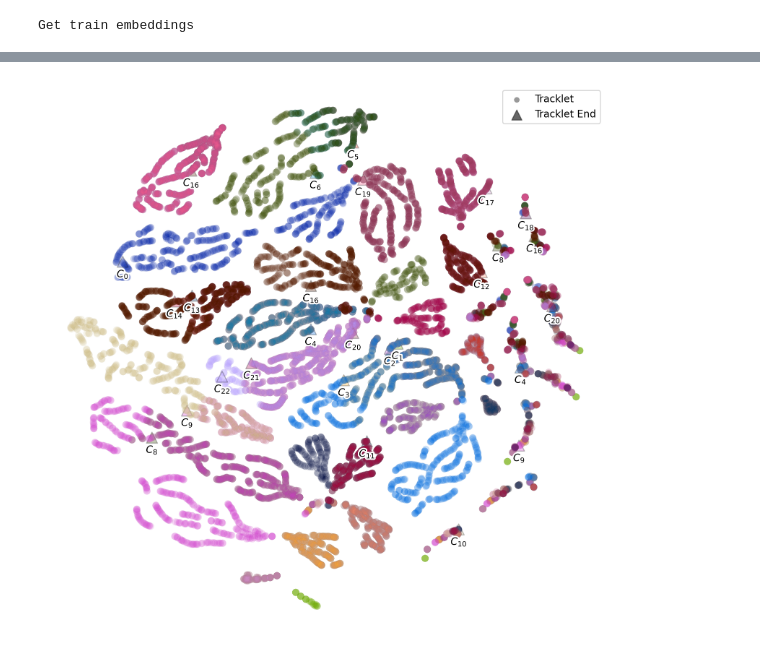
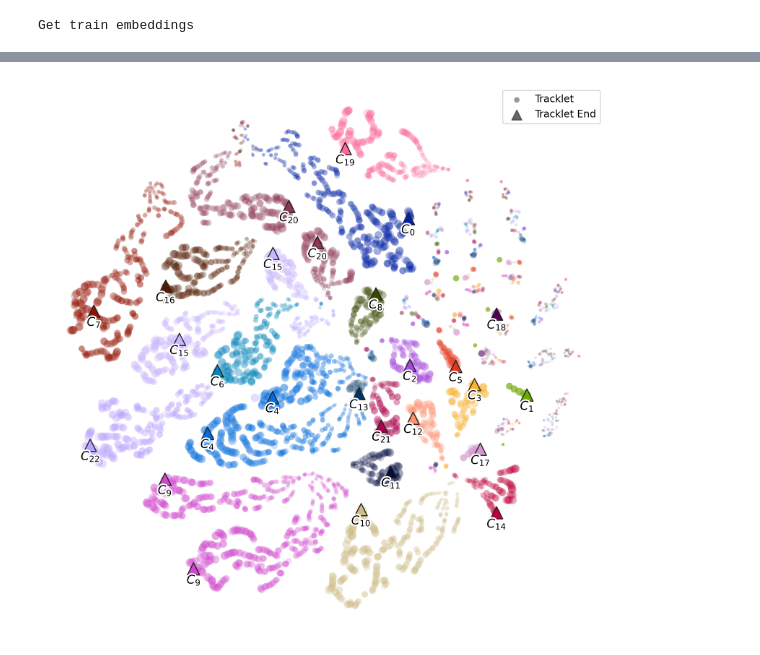
Before and after one commit to Asheeshkrsharma/Identification-OpenCows, a Jupyter notebook: tracklet.ipynb, the cells around one changed output, grey strips where cells are left out. Drawn from its saved outputs; the diff is of its cells as text; code cells hidden in the pictures.

```diff
--- a/tracklet.ipynb
+++ b/tracklet.ipynb
@@ -306,17 +318,16 @@ class LRResNetMod(nn.Module):
                 nn.init.constant_(m.bias, 0)
 
         # Uncomment the following to freeze last layers
-        # numchildren = 0
+        numchildren = 0
         for child in self.backbone.children():
-            # if numchildren > 8:
-            #   break
+            if numchildren > 6:
+              break
             for param in child.parameters():
                 param.requires_grad = False
             for children_of_child in child.children():
                 for param in children_of_child.parameters():
                     param.requires_grad = False
-            # numchildren += 1
-
+            numchildren += 1
         self.reluConv = nn.ReLU(inplace=True)
 
         #self.lstm1 = Lstm(2048, 256, numLayers=1, dropout=0.0, bidirectional=True)
@@ -405,22 +416,21 @@ class LRResNetMod(nn.Module):
         x1 = self.dropout2(x1)
 
         x2, (_, _) = self.lstm2(x1, self.lstm2.state)
-        x2 = self.norm2(x2)
+        # x2 = self.norm2(x2)
         x2 = self.dropout3(x2)
 
         x3, (_, _) = self.lstm3(x2, self.lstm3.state)
         # x3 = self.norm2(x3)
         # x3 = self.dropout4(x3)
         x = self.mish(self.fc(x3))
+
+        # x = self.fc(x2)
         x = self.fc1(x)
-        # x = self.fc(x3)
 
         x_t = self.embedding(x)
 
         # Batch, numclasses
-        x_f = x_t[:, -1, :]
-        # return x_t, x_f, self.softmax(x[:, -1, :])
-        return x_t, x_f, self.softmax(x)
+        return x_t, x_t[:, -1, :], self.softmax(x)
 
     def forward(self, anchor, negative=None, positive=None):
         """Forward the network
@@ -939,7 +973,9 @@ def infer(dataset, subSequenceLength, model):
         pred = pred.contiguous().view(batchSize * subSequenceLength, 23)
 
         all = all.data.cpu().numpy()
-        indeces.append((len(embeddingsAll) - 1, (len(embeddingsAll) - 1) + len(all[0])-1))
+        # print(all.shape[0], len(all[0]), batchSize)
+        # break
+        indeces.append((len(embeddingsAll) - 1, (len(embeddingsAll) - 1) + all.shape[0]-1))
 
         embeddingsAll = numpy.concatenate((embeddingsAll, all), axis=0)
         labelsAll = numpy.concatenate((labelsAll, numpy.ones(tracklet.shape[0] * tracklet.shape[1]) * label))
@@ -1040,58 +1112,58 @@ fig, ax = plt.subplots(1, dpi=200)
 reductionTracklets = [reduction[range[0] : range[1]] for range in testIdeces]
 labelTracklets = [list(set(testLabelsAll[range[0] : range[1]]))[0] for range in testIdeces]
 faceColors = [colors[int(label)] / 255.0 for label in labelTracklets]
-labelSize = [list(numpy.linspace(20, 70, num=(r[1] - r[0])-2)) for r in testIdeces]
+labelSize = [list(numpy.linspace(5, 70, num=(r[1] - r[0])-2)) for r in testIdeces]
 faceAlpha = [list(numpy.linspace(0.05, 0.6, num=(r[1] - r[0])-2)) for r in testIdeces]
 
 for i in range(len(reductionTracklets)):
     r = reductionTracklets[i]
     plt.scatter(
         r[:, 0][0:-2], r[:, 1][0:-2],
-        # s=labelSize[i], alpha=0.2,
-        s=50, alpha=0.2,
+        s=labelSize[i], alpha=0.2,
+        # s=50, alpha=0.2,
         edgecolor="#262626",
         linewidth=0.02,
         color=faceColors[i],
     )
     plt.scatter(
         r[:, 0][-1], r[:, 1][-1],
-        s=120, alpha=0.3,
+        s=150, alpha=1,
         edgecolor="#262626",
         marker="^",
         linewidth=1,
         color=faceColors[i],
     )
-    text = ax.text(r[:, 0][-1], r[:, 1][-1]-6, f"$C_{{{int(labelTracklets[i])}}}$",
-        fontsize=10,
+    text = ax.text(r[:, 0][-1], r[:, 1][-1]-5, f"$C_{{{int(labelTracklets[i])}}}$",
+        fontsize=12,
         horizontalalignment="center",
         verticalalignment="center",
     )
     text.set_path_effects([PathEffects.withStroke(linewidth=3, foreground='w')])
 
 plt.scatter(
     [], [],
     s=30, alpha=0.4,
     edgecolor="#262626",
     linewidth=0.02,
     color='black',
     label='Tracklet'
 )
 plt.scatter(
     [], [],
     s=100, alpha=0.6,
     edgecolor="#262626",
     marker="^",
     linewidth=1,
     color='black',
     label='Tracklet End'
 )
 
 # Viz tweaks https://olgabotvinnik.com/blog/prettyplotlib-painlessly-create-beautiful-matplotlib
 [ax.spines[spine].set_visible(False) for spine in ["top", "right", "bottom", "left"]]
 ax.axes.get_xaxis().set_ticks([])
 ax.axes.get_yaxis().set_ticks([])
 ax.axis("tight")
 ax.legend()
 plt.show()
 # %% [output]
-[figure, old version]
+[figure, new version]
```
Also changed, not shown: parts of 6 cells of this notebook, 1 other file.
